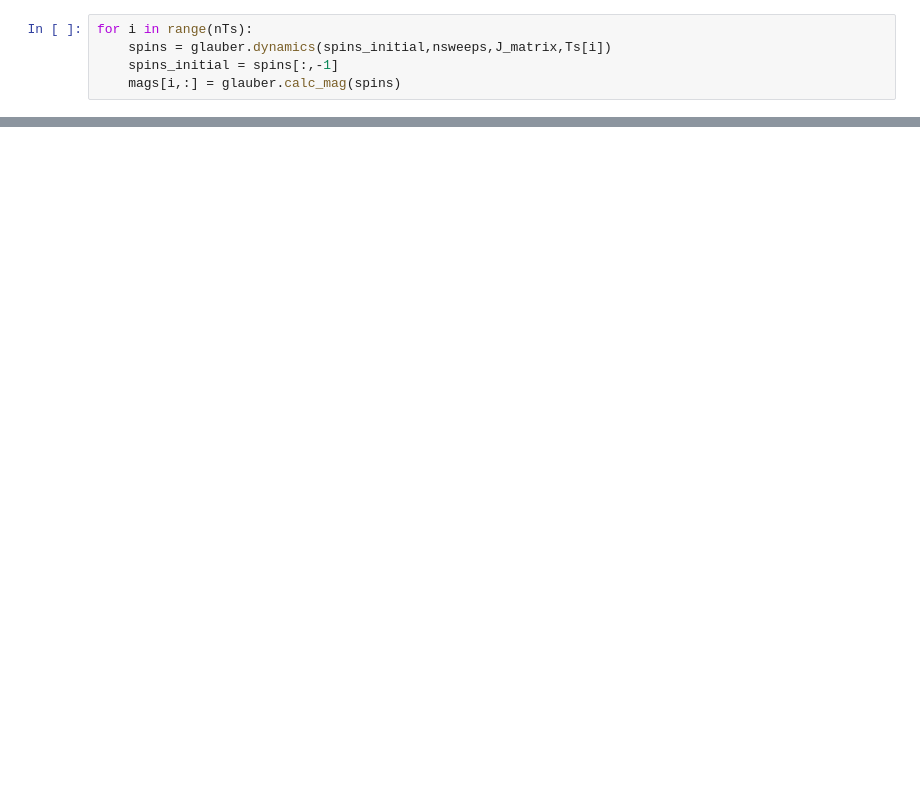
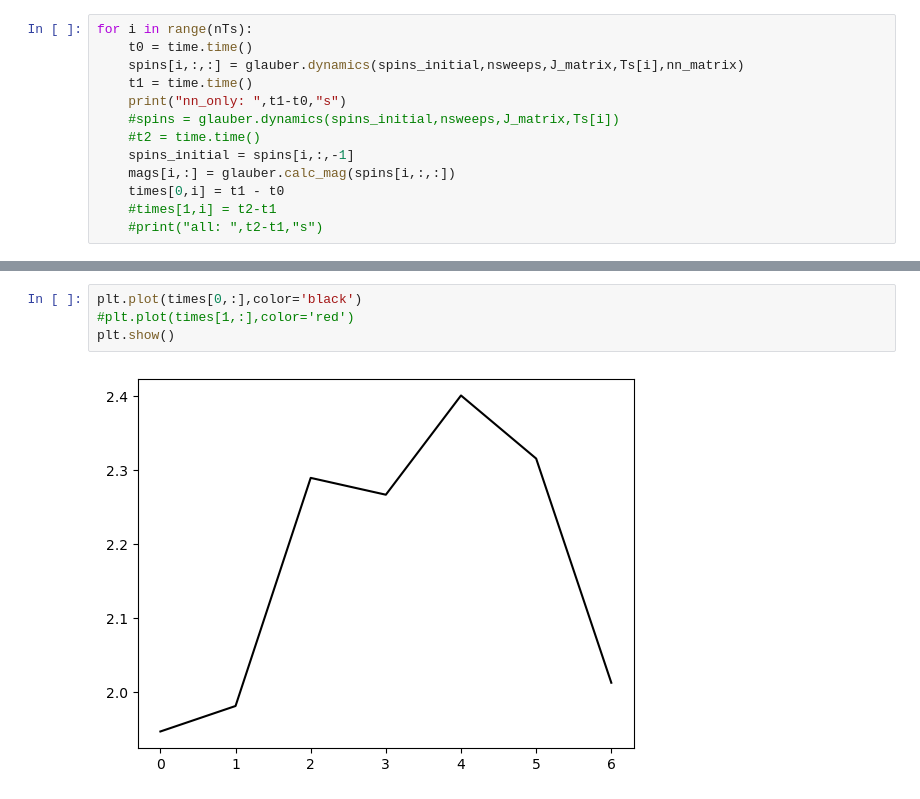
Before and after one commit to j-curtis/spin-glass-noise, a Jupyter notebook: testing.ipynb, the cells around one changed output, grey strips where cells are left out. Saved outputs shown, nothing was run; the diff lists cells and outputs as text; blank space fills up the shorter version.

```diff
--- a/testing.ipynb
+++ b/testing.ipynb
@@ -25,5 +29,13 @@ mags = np.zeros((nTs,nsweeps))
 # %%
 for i in range(nTs):
-    spins = glauber.dynamics(spins_initial,nsweeps,J_matrix,Ts[i])
-    spins_initial = spins[:,-1]
-    mags[i,:] = glauber.calc_mag(spins)
+    t0 = time.time()
+    spins[i,:,:] = glauber.dynamics(spins_initial,nsweeps,J_matrix,Ts[i],nn_matrix)
+    t1 = time.time()
+    print("nn_only: ",t1-t0,"s")
+    #spins = glauber.dynamics(spins_initial,nsweeps,J_matrix,Ts[i])
+    #t2 = time.time()
+    spins_initial = spins[i,:,-1]
+    mags[i,:] = glauber.calc_mag(spins[i,:,:])
+    times[0,i] = t1 - t0
+    #times[1,i] = t2-t1
+    #print("all: ",t2-t1,"s")
@@ -30 +50,7 @@ for i in range(nTs):
+# %%
+plt.plot(times[0,:],color='black')
+#plt.plot(times[1,:],color='red')
+plt.show()
+# %% [output]
+[figure, added]
 # %%
```
Also changed, not shown: parts of 19 cells of this notebook, 1 other file.
